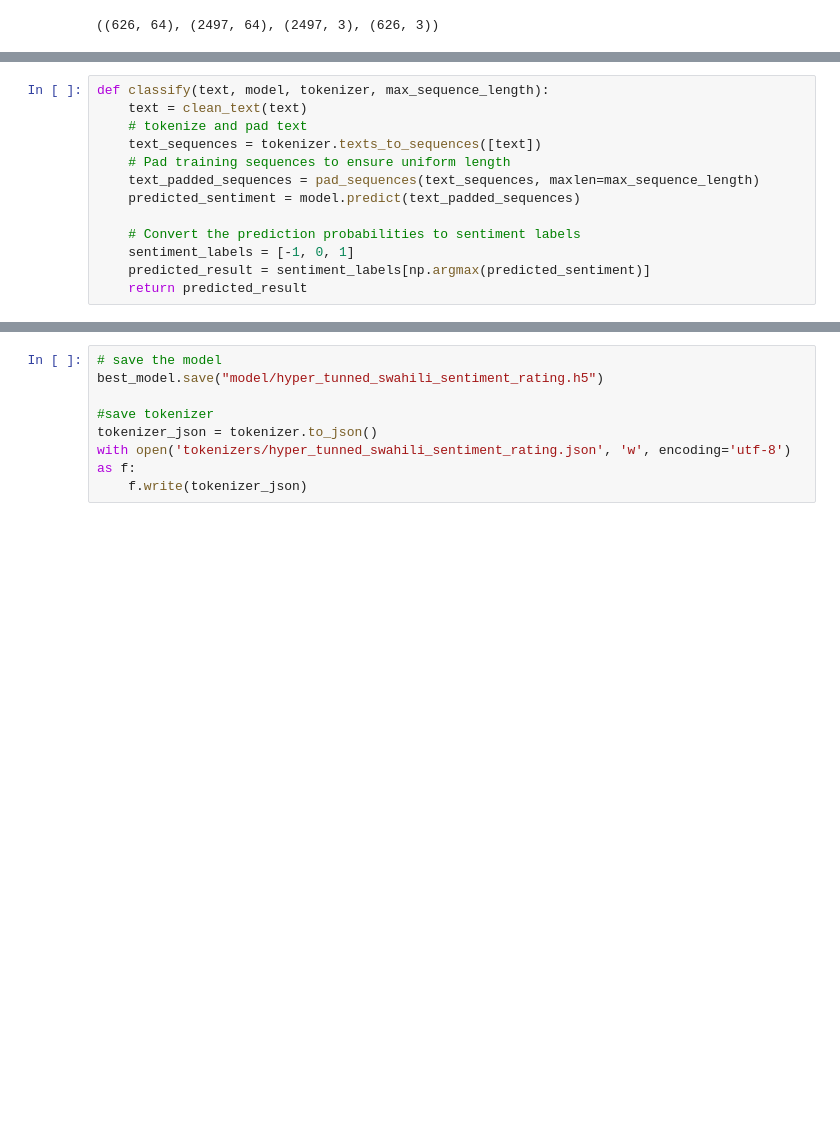
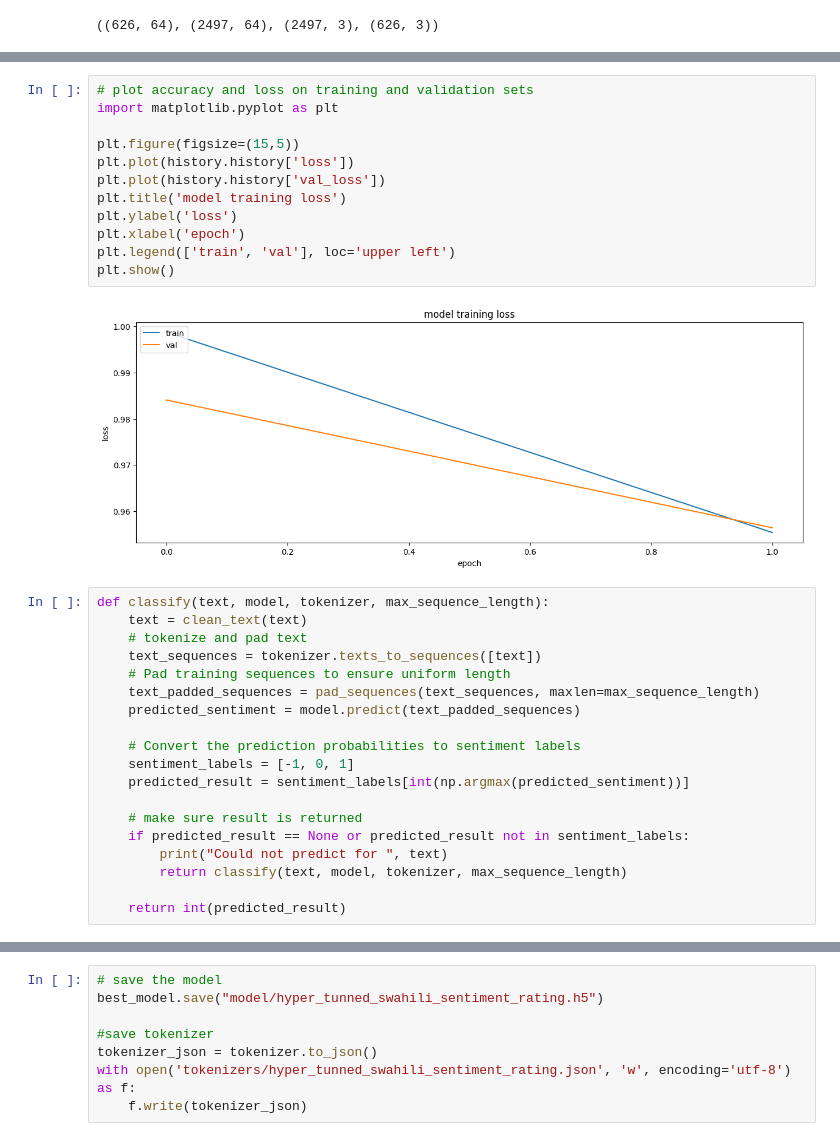
Before and after one commit to eddiegulay/Swahili-Sement-Classification, a Jupyter notebook: training.ipynb, the cells around one changed output, grey strips where cells are left out. Cells and saved outputs as stored; diff of their text form; blank space fills up the shorter version.

```diff
--- a/training.ipynb
+++ b/training.ipynb
@@ -235,3 +260,17 @@ plt.show()
+# %%
+# plot accuracy and loss on training and validation sets
+import matplotlib.pyplot as plt
+
+plt.figure(figsize=(15,5))
+plt.plot(history.history['loss'])
+plt.plot(history.history['val_loss'])
+plt.title('model training loss')
+plt.ylabel('loss')
+plt.xlabel('epoch')
+plt.legend(['train', 'val'], loc='upper left')
+plt.show()
+# %% [output]
+[figure, added]
 # %%
 def classify(text, model, tokenizer, max_sequence_length):
     text = clean_text(text)
@@ -243,6 +282,12 @@ def classify(text, model, tokenizer, max_sequence_length):
 
     # Convert the prediction probabilities to sentiment labels
     sentiment_labels = [-1, 0, 1]
-    predicted_result = sentiment_labels[np.argmax(predicted_sentiment)]
-    return predicted_result
+    predicted_result = sentiment_labels[int(np.argmax(predicted_sentiment))]
+
+    # make sure result is returned
+    if predicted_result == None or predicted_result not in sentiment_labels:
+        print("Could not predict for ", text)
+        return classify(text, model, tokenizer, max_sequence_length)
+
+    return int(predicted_result)
 # %%
```
Also changed, not shown: parts of 12 cells of this notebook, 23 other files.
